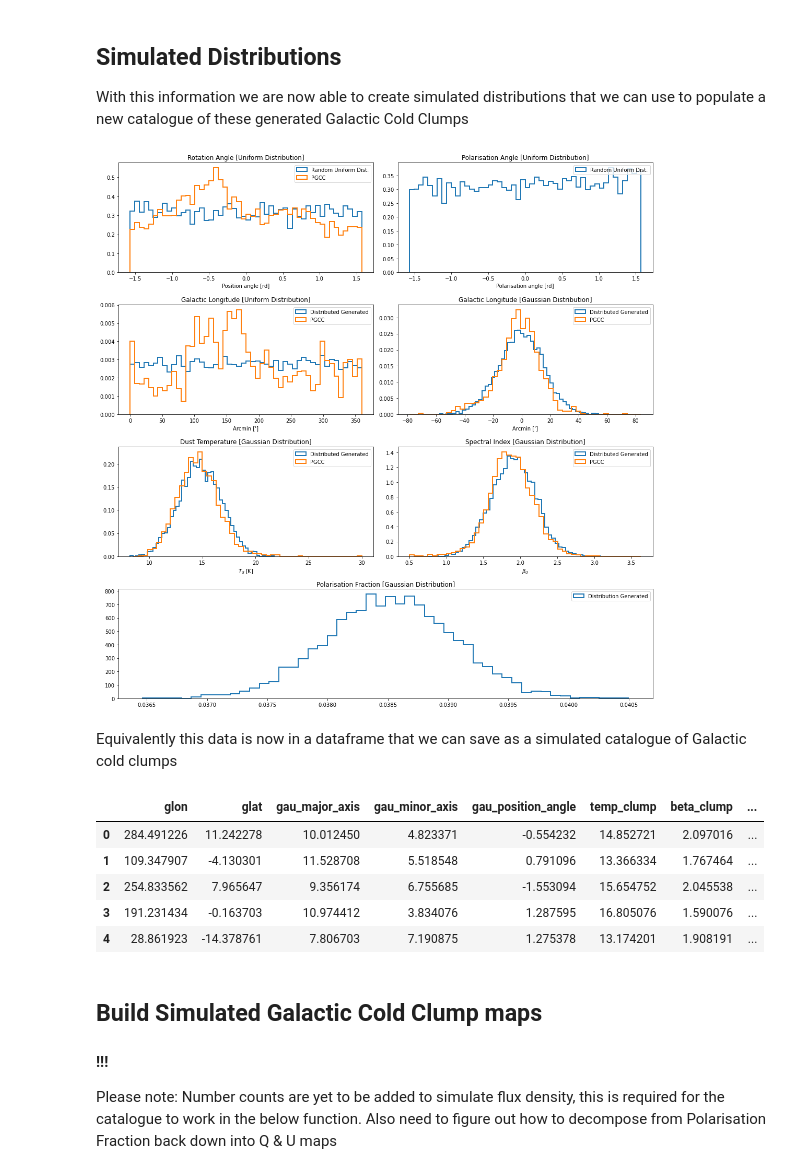
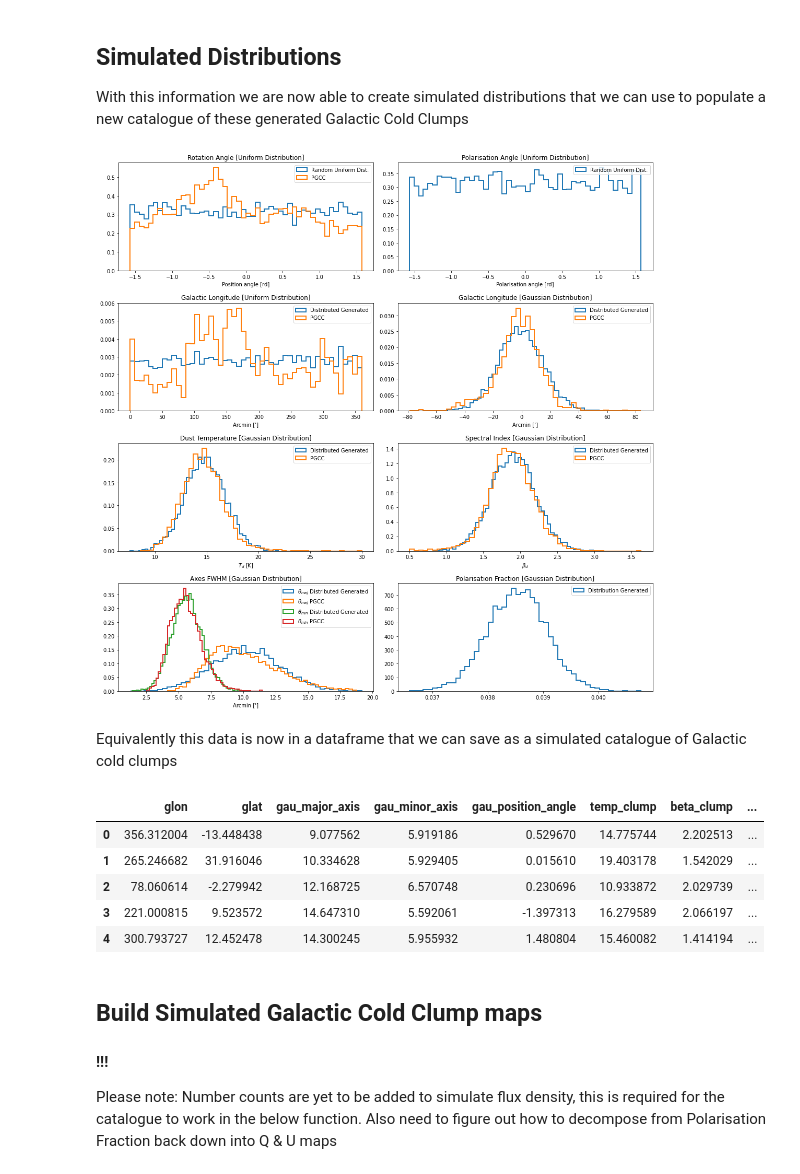
Before and after one commit to justinc97/SO_Galactic_Cold_Clumps, a Jupyter notebook: SPoCC.ipynb, the cells around one changed output. Saved outputs shown, nothing was run; the diff lists cells and outputs as text; code cells hidden in the pictures.

```diff
--- a/SPoCC.ipynb
+++ b/SPoCC.ipynb
@@ -93,7 +93,7 @@ Param_Dists_Sim = Param_Dists.copy()
 # %% [markdown]
 ### Bootstrap Sample Parameter Distributions
 # %%
-sample_size = 10000
+sample_size = 6000
 # %%
 for p in Param_Dists:
     x = Param_Dists[p][1]
@@ -225,35 +225,50 @@ ax.set_xlabel("Arcmin [']")
 ax.legend()
 
 ax=plt.subplot(gs[2,0])
 p = 'temp_clump'
 plt.hist(Param_Sims[p], **kwargs,
          label = 'Distributed Generated')
 plt.hist(Params[p], **kwargs,
          label = 'PGCC')
 ax.set_title('Dust Temperature [Gaussian Distribution]')
 ax.set_xlabel('$T_d$ [K]')
 ax.legend()
 
 ax=plt.subplot(gs[2,1])
 p = 'beta_clump'
 plt.hist(Param_Sims[p], **kwargs,
          label = 'Distributed Generated')
 plt.hist(Params[p], **kwargs,
          label = 'PGCC')
 ax.set_title('Spectral Index [Gaussian Distribution]')
 ax.set_xlabel('$\\beta_d$')
 ax.legend()
 
-ax = plt.subplot(gs[3, :])
+ax=plt.subplot(gs[3,0])
+p1 = 'gau_major_axis'
+p2 = 'gau_minor_axis'
+plt.hist(Param_Sims[p1], **kwargs,
+         label = '$\\theta_{maj}$ Distributed Generated')
+plt.hist(Params[p1], **kwargs,
+         label = '$\\theta_{maj}$ PGCC')
+plt.hist(Param_Sims[p2], **kwargs,
+         label = '$\\theta_{min}$ Distributed Generated')
+plt.hist(Params[p2], **kwargs,
+         label = '$\\theta_{min}$ PGCC')
+ax.set_title('Axes FWHM [Gaussian Distribution]')
+ax.set_xlabel("Arcmin [']")
+ax.legend()
+
+ax = plt.subplot(gs[3, 1])
 plt.hist(Param_Sims['polarisation_fraction'],
          **kwargs, label = 'Distribution Generated')
 ax.set_title('Polarisation Fraction [Gaussian Distribution]')
 ax.set_xlabel('')
 ax.legend()
 plt.tight_layout()
 plt.show()
 # %% [output]
-[figure, old version]
+[figure, new version]
 # %% [markdown]
 Equivalently this data is now in a dataframe that we can save as a simulated catalogue of Galactic cold clumps
 # %%
@@ -262,11 +277,11 @@ display(simulated_catalogue[:5])
 simulated_catalogue.to_csv('SimPGCC.csv')
 # %% [output]
 |  | glon | glat | gau_major_axis | gau_minor_axis | gau_position_angle | temp_clump | beta_clump | ... |
-| 0 | 284.491226 | 11.242278 | 10.012450 | 4.823371 | -0.554232 | 14.852721 | 2.097016 | ... |
-| 1 | 109.347907 | -4.130301 | 11.528708 | 5.518548 | 0.791096 | 13.366334 | 1.767464 | ... |
-| 2 | 254.833562 | 7.965647 | 9.356174 | 6.755685 | -1.553094 | 15.654752 | 2.045538 | ... |
-| 3 | 191.231434 | -0.163703 | 10.974412 | 3.834076 | 1.287595 | 16.805076 | 1.590076 | ... |
-| 4 | 28.861923 | -14.378761 | 7.806703 | 7.190875 | 1.275378 | 13.174201 | 1.908191 | ... |
+| 0 | 356.312004 | -13.448438 | 9.077562 | 5.919186 | 0.529670 | 14.775744 | 2.202513 | ... |
+| 1 | 265.246682 | 31.916046 | 10.334628 | 5.929405 | 0.015610 | 19.403178 | 1.542029 | ... |
+| 2 | 78.060614 | -2.279942 | 12.168725 | 6.570748 | 0.230696 | 10.933872 | 2.029739 | ... |
+| 3 | 221.000815 | 9.523572 | 14.647310 | 5.592061 | -1.397313 | 16.279589 | 2.066197 | ... |
+| 4 | 300.793727 | 12.452478 | 14.300245 | 5.955932 | 1.480804 | 15.460082 | 1.414194 | ... |
 # %% [markdown]
 ## Build Simulated Galactic Cold Clump maps
 
```
Also changed, not shown: parts of 5 cells of this notebook, 1 other file.
